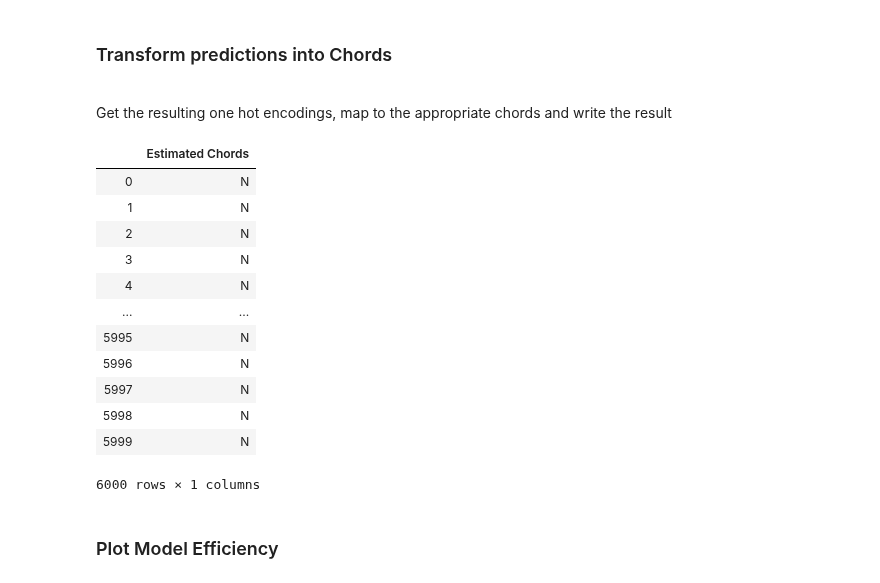
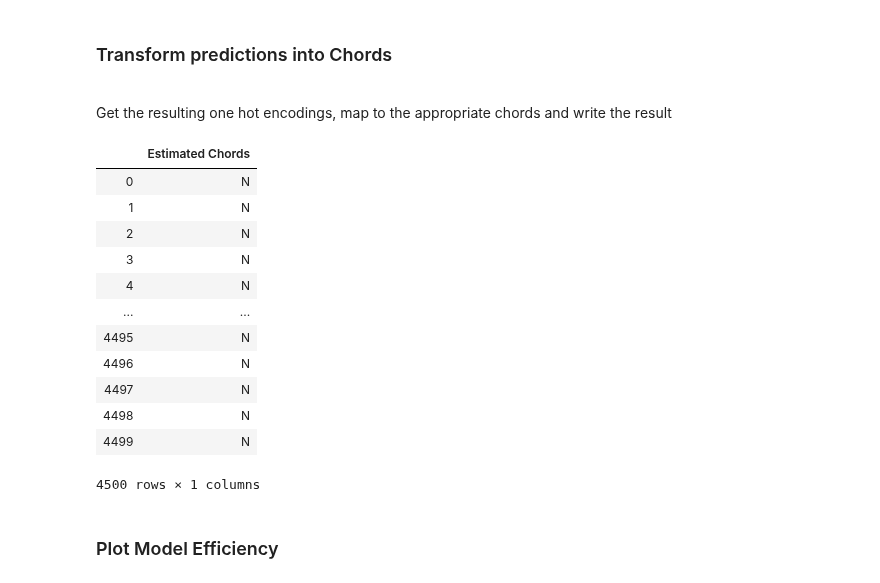
Before and after one commit to taslanidis/Audio-Chord-Recognition, a Jupyter notebook: Classification_Spectrograms.ipynb, the cells around one changed output. Cells and saved outputs as stored; diff of their text form; code cells hidden in the pictures.

```diff
--- a/Classification_Spectrograms.ipynb
+++ b/Classification_Spectrograms.ipynb
@@ -309,3 +348,0 @@ x_initial_test = scaler.transform(x_initial_test)
-# %%
-# Find the chunk size
-chunk_size = 200
@@ -740,42 +606,3 @@ def Embeddings_ΒLSTM_Conv1D_2Layer(chords_num, frequencies_num, timesteps, batc
-# %%
-# model with full concatenation
-def Embeddings_Conv1D_Concat_BLSTM_2Layer(chords_num, frequencies_num, timesteps, batch_size):
-
-    main_input = Input(shape=(timesteps,frequencies_num), name='main_input')
-    embeddings_input = Input(shape=(maxLen,), name='embeddings_input')
-
-    #Embedding layer
-    e = Embedding(input_dim=chords_num,
-                  output_dim=100,
-                  input_length=maxLen)(embeddings_input)
-    #Convolutional Layer
-    c = Conv1D(filters=100,
-               kernel_size=3,
-               padding='same')(main_input)
-    #BLSTM
-    x = Bidirectional(LSTM(units=120,
-                           batch_input_shape = (batch_size, timesteps, frequencies_num),
-                           kernel_initializer = 'glorot_uniform',
-                           bias_initializer = RandomNormal(),
-                           recurrent_activation='sigmoid',
-                           recurrent_dropout = 0.25,
-                           return_sequences=True))(main_input)
-    x = Dropout(0.5)(x)
-
-    x = Dense(chords_num)(x)
-    c = Dense(chords_num)(c)
-    e = Dense(chords_num)(e)
-
-    #Merge the 3 models
-    merged = concatenate([x, c, e], axis=-1)
-
-    #Dense for classification
-    main_output = Dense(chords_num, activation='softmax')(merged)
-
-    #model
-    model = Model(inputs=[main_input, embeddings_input], outputs=[main_output])
-
-    return model
 # %% [markdown]
 ### Executions
 #### Single Input Model Call
@@ -874,28 +734,29 @@ Get the resulting one hot encodings, map to the appropriate chords and write the
 predictions = model.predict(test_data, batch_size=batch_size, use_multiprocessing=True)
 # %%
 estimated_chord_list = []
-real_chord_list = Chordlab['The Beatles']['12_-_Let_It_Be'][test_track_no]
+real_chord_list = Chordlab['The Beatles'][album_test_track][test_track_no]
 
 for batch_chords in predictions:
     for chord in batch_chords:
         estimated_chord_list.append(encoder.inverse_transform([chord]).reshape(1,)[0])
 
 df_predictions = pd.DataFrame({'Estimated Chords' : estimated_chord_list})
+# TODO: build a function that converts these predictions to real annotations
 display(df_predictions)
 # %% [output]
 |  | Estimated Chords |
 | 0 | N |
 | 1 | N |
 | 2 | N |
 | 3 | N |
 | 4 | N |
 | ... | ... |
-| 5995 | N |
-| 5996 | N |
-| 5997 | N |
-| 5998 | N |
-| 5999 | N |
+| 4495 | N |
+| 4496 | N |
+| 4497 | N |
+| 4498 | N |
+| 4499 | N |
-6000 rows × 1 columns
+4500 rows × 1 columns
 # %% [markdown]
 ### Plot Model Efficiency
 # %% [markdown]
```
Also changed, not shown: parts of 40 cells of this notebook.
